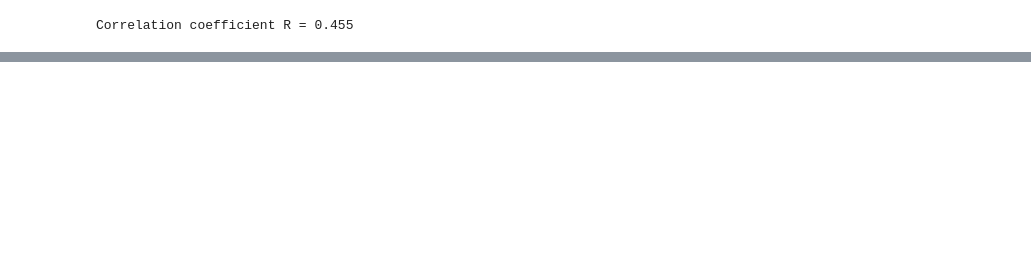
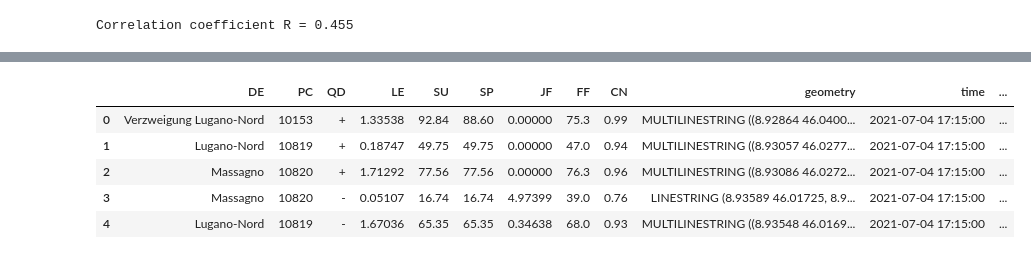
Before and after one commit to ECMWFCode4Earth/MaLePoM, a Jupyter notebook: traffic_emissions.ipynb, the cells around one changed output, grey strips where cells are left out. Saved outputs shown, nothing was run; the diff lists cells and outputs as text; code cells hidden in the pictures; blank space fills up the shorter version.

```diff
--- a/traffic_emissions.ipynb
+++ b/traffic_emissions.ipynb
@@ -100,0 +158,10 @@ Correlation coefficient R = 0.455
+# %%
+temporal = gpd.GeoDataFrame(pd.concat(gdfs))
+temporal.head()
+# %% [output]
+|  | DE | PC | QD | LE | SU | SP | JF | FF | CN | geometry | time | ... |
+| 0 | Verzweigung Lugano-Nord | 10153 | + | 1.33538 | 92.84 | 88.60 | 0.00000 | 75.3 | 0.99 | MULTILINESTRING ((8.92864 46.0400... | 2021-07-04 17:15:00 | ... |
+| 1 | Lugano-Nord | 10819 | + | 0.18747 | 49.75 | 49.75 | 0.00000 | 47.0 | 0.94 | MULTILINESTRING ((8.93057 46.0277... | 2021-07-04 17:15:00 | ... |
+| 2 | Massagno | 10820 | + | 1.71292 | 77.56 | 77.56 | 0.00000 | 76.3 | 0.96 | MULTILINESTRING ((8.93086 46.0272... | 2021-07-04 17:15:00 | ... |
+| 3 | Massagno | 10820 | - | 0.05107 | 16.74 | 16.74 | 4.97399 | 39.0 | 0.76 | LINESTRING (8.93589 46.01725, 8.9... | 2021-07-04 17:15:00 | ... |
+| 4 | Lugano-Nord | 10819 | - | 1.67036 | 65.35 | 65.35 | 0.34638 | 68.0 | 0.93 | MULTILINESTRING ((8.93548 46.0169... | 2021-07-04 17:15:00 | ... |
```
Also changed, not shown: parts of 17 cells of this notebook, 5 other files.
